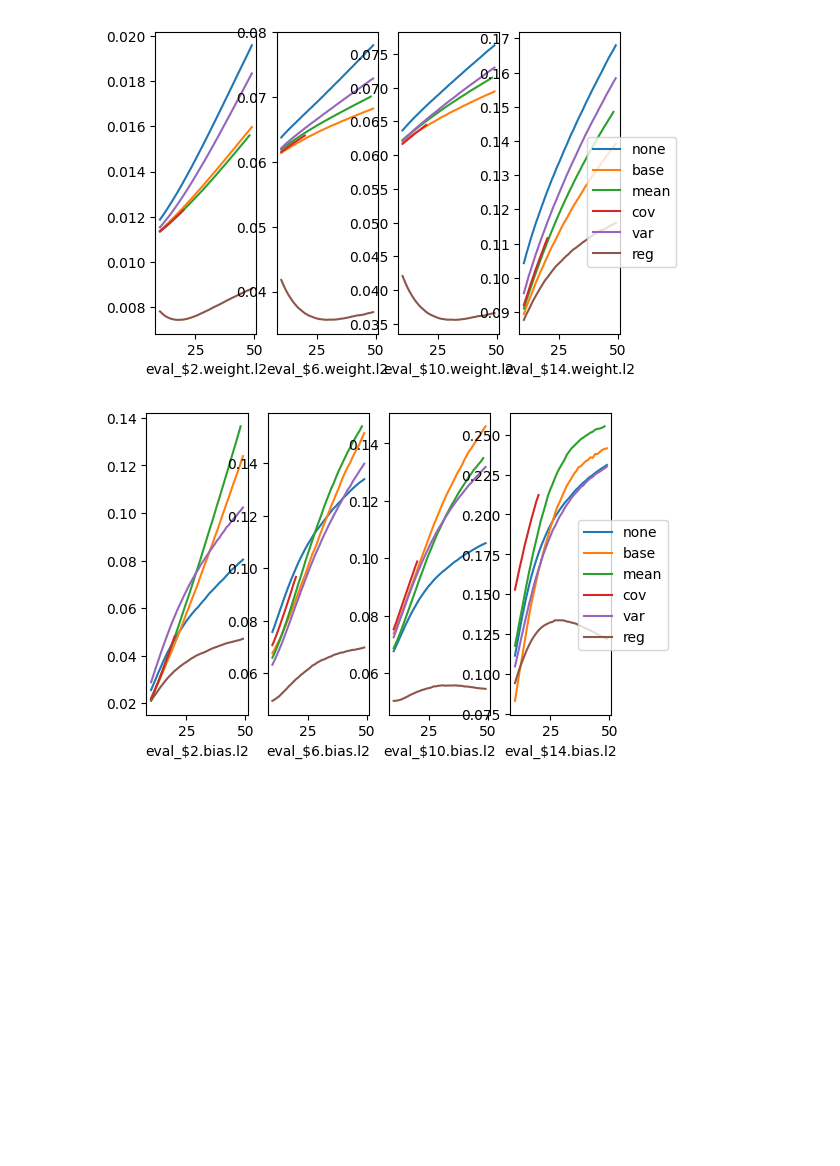
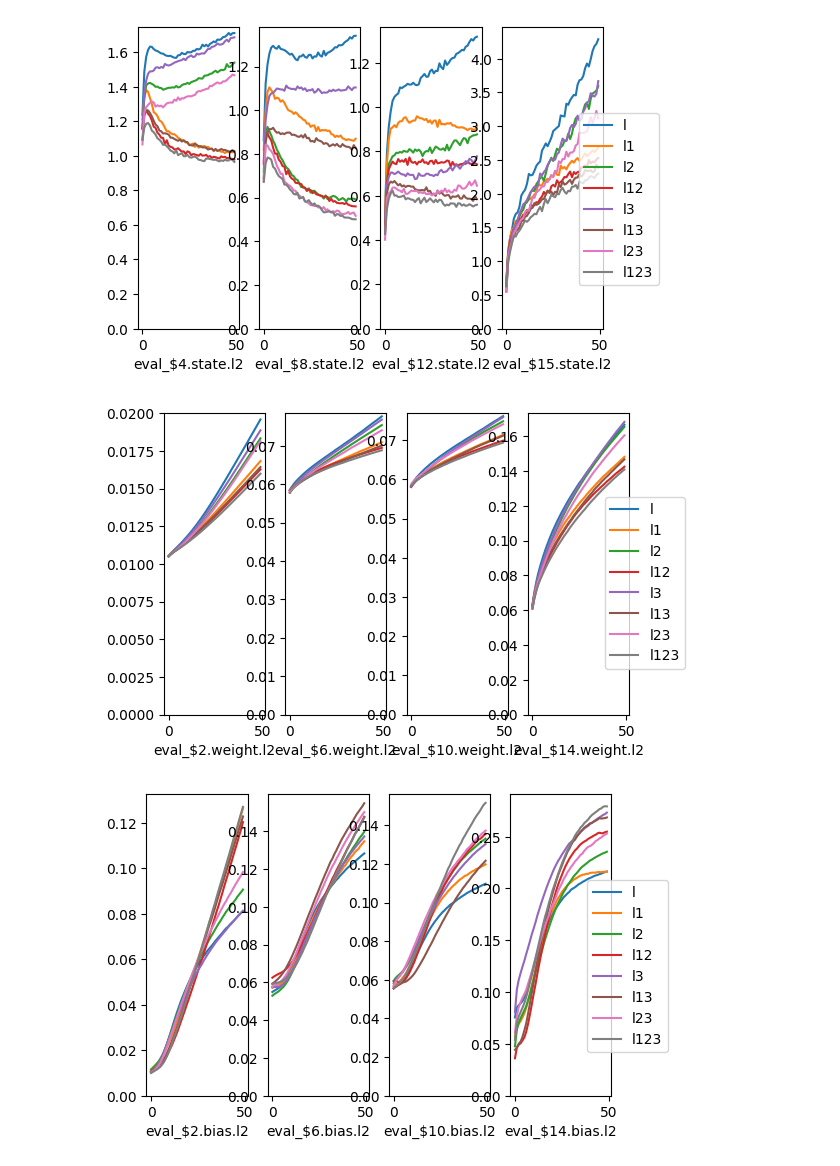
Before and after one commit to yingchenlin/kiln, a Jupyter notebook: dist.ipynb, the cells around one changed output. Drawn from its saved outputs; the diff is of its cells as text; code cells hidden in the pictures; blank space fills up the shorter version.

```diff
--- a/dist.ipynb
+++ b/dist.ipynb
@@ -4,3 +4,14 @@ import numpy as np
 import matplotlib as mpl
 import matplotlib.pyplot as plt
 import torch
+# %%
+import json
+from src.datasets import get_dataset
+from src.modules import get_model
+
+with open("outputs/schemes/base_1/config.json") as f:
+    config = json.load(f)
+dataset = get_dataset(config["dataset"])
+model = get_model(config["model"], dataset.input_shape, dataset.num_classes)
+
+model
@@ -7,14 +86,5 @@ import torch
 # %%
-def read_df_map(group, tags):
-    df_map = {}
-    for tag in tags:
-        try:
-            df_map[tag] = pd.read_json(f"outputs/{group}/{tag}_1/logs.json")
-        except:
-            pass
-    return df_map
-
-def rowplots(df_map, labels, start=10, sharex=True, sharey=False):
+def rowplots(df, labels, start=0, sharex=True, sharey=False):
     fig, axes = plt.subplots(
         1, len(labels),
         sharex=sharex, sharey=sharey,
@@ -22,21 +92,22 @@ def rowplots(df_map, labels, start=10, sharex=True, sharey=False):
     if len(labels) == 1:
         axes = [axes]
     for ax, label in zip(axes, labels):
-        for tag, df in df_map.items():
-            x, y = [], []
-            if label in df.columns:
-                df = df[df.index >= start][label]
-                x, y = df.index, df.values
-            ax.plot(x, y, label=tag)
+        df[df.index >= start].groupby("tag", sort=False)[label].plot(ax=ax)
         ax.set_xlabel(label)
+        ax.set_ylim(ymin=0)
     fig.legend(*axes[0].get_legend_handles_labels(), "right")
 
-group, tags = "schemes", ("none", "base", "mean", "cov", "var", "reg")
-#group, tags = "layers", ("l", "l1", "l2", "l12", "l3", "l13", "l23", "l123")
-df_map = read_df_map(group, tags)
-rowplots(df_map, ["eval_recall1", "eval_loss", "train_loss"])
-rowplots(df_map, [f"eval_${i}.state.l2" for i in (4, 8, 12, 15)])
-rowplots(df_map, [f"eval_${i}.state.l0" for i in (4, 8, 12, 15)])
-rowplots(df_map, [f"eval_${i}.weight.l2" for i in (2, 6, 10, 14)])
-rowplots(df_map, [f"eval_${i}.bias.l2" for i in (2, 6, 10, 14)])
+#group, tags = "schemes", ("none", "base", "mean", "cov", "var", "reg")
+group, tags = "layers", ("l", "l1", "l2", "l12", "l3", "l13", "l23", "l123")
+#group, tags = "mix", ("l123_a", "l123_a0", "l123_a1", "l123_a01", "l123_a2", "l123_a02", "l123_a12", "l123_a012")
+#group, tags = "mix", ("l_a", "l_a0", "l_a1", "l_a01", "l_a2", "l_a02", "l_a12", "l_a012")
+#group, tags = "mix", ("l_a", "l_a012", "l123_a", "l123_a012")
+df = read_df(group, tags)
+#df = agg_df(df, "012")
+rowplots(df, ["eval_recall1", "eval_loss", "train_loss"])
+rowplots(df, [f"eval_${i}.state.l0" for i in (4, 8, 12, 15)])
+rowplots(df, [f"eval_${i}.state.l1" for i in (4, 8, 12, 15)])
+rowplots(df, [f"eval_${i}.state.l2" for i in (4, 8, 12, 15)])
+rowplots(df, [f"eval_${i}.weight.l2" for i in (2, 6, 10, 14)])
+rowplots(df, [f"eval_${i}.bias.l2" for i in (2, 6, 10, 14)])
 # %% [output]
@@ -46,5 +117,6 @@ rowplots(df_map, [f"eval_${i}.bias.l2" for i in (2, 6, 10, 14)])
-[figure, old version]
+[figure, new version]
-[figure, old version]
+[figure, new version]
+[figure, added]
 # %%
 def outer(x):
     return x.unsqueeze(-1) * x.unsqueeze(-2)
```
Also changed, not shown: parts of 5 cells of this notebook, 8 other files.
